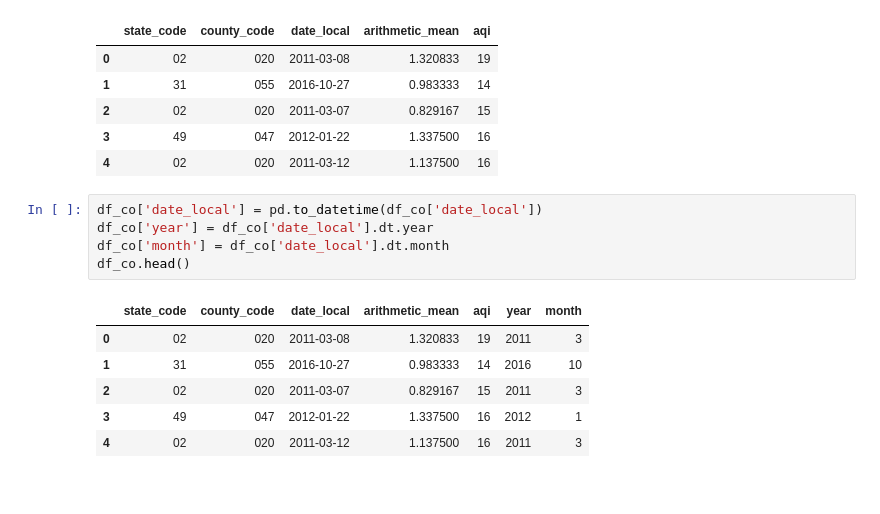
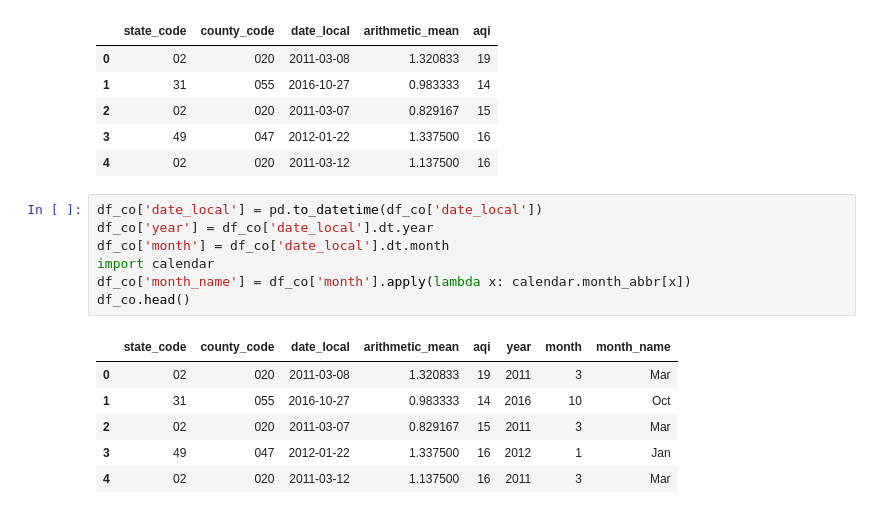
Before and after one commit to shuangsong/air_quality_analysis, a Jupyter notebook: air_quality_exploratory.ipynb, the cells around one changed output. Drawn from its saved outputs; the diff is of its cells as text.

```diff
--- a/air_quality_exploratory.ipynb
+++ b/air_quality_exploratory.ipynb
@@ -56,12 +54,14 @@ df_co.head()
 # %%
 df_co['date_local'] = pd.to_datetime(df_co['date_local'])
 df_co['year'] = df_co['date_local'].dt.year
 df_co['month'] = df_co['date_local'].dt.month
+import calendar
+df_co['month_name'] = df_co['month'].apply(lambda x: calendar.month_abbr[x])
 df_co.head()
 # %% [output]
-|  | state_code | county_code | date_local | arithmetic_mean | aqi | year | month |
-| 0 | 02 | 020 | 2011-03-08 | 1.320833 | 19 | 2011 | 3 |
-| 1 | 31 | 055 | 2016-10-27 | 0.983333 | 14 | 2016 | 10 |
-| 2 | 02 | 020 | 2011-03-07 | 0.829167 | 15 | 2011 | 3 |
-| 3 | 49 | 047 | 2012-01-22 | 1.337500 | 16 | 2012 | 1 |
-| 4 | 02 | 020 | 2011-03-12 | 1.137500 | 16 | 2011 | 3 |
+|  | state_code | county_code | date_local | arithmetic_mean | aqi | year | month | month_name |
+| 0 | 02 | 020 | 2011-03-08 | 1.320833 | 19 | 2011 | 3 | Mar |
+| 1 | 31 | 055 | 2016-10-27 | 0.983333 | 14 | 2016 | 10 | Oct |
+| 2 | 02 | 020 | 2011-03-07 | 0.829167 | 15 | 2011 | 3 | Mar |
+| 3 | 49 | 047 | 2012-01-22 | 1.337500 | 16 | 2012 | 1 | Jan |
+| 4 | 02 | 020 | 2011-03-12 | 1.137500 | 16 | 2011 | 3 | Mar |
```
Also changed, not shown: parts of 9 cells of this notebook.
